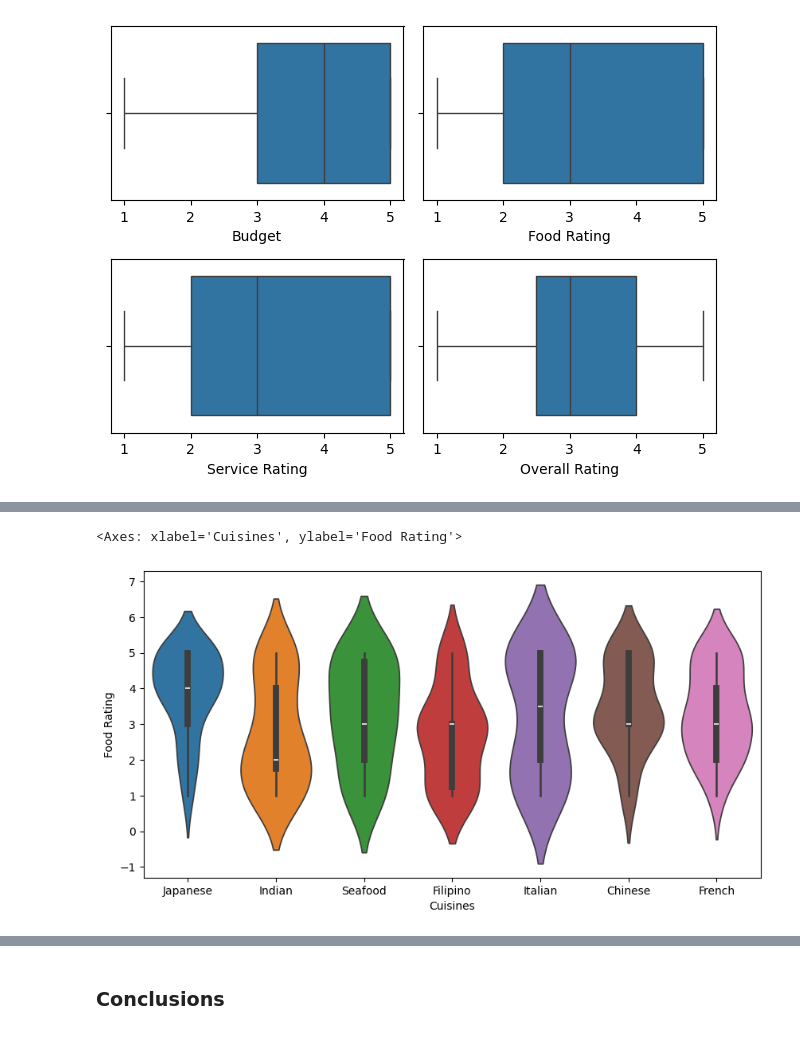
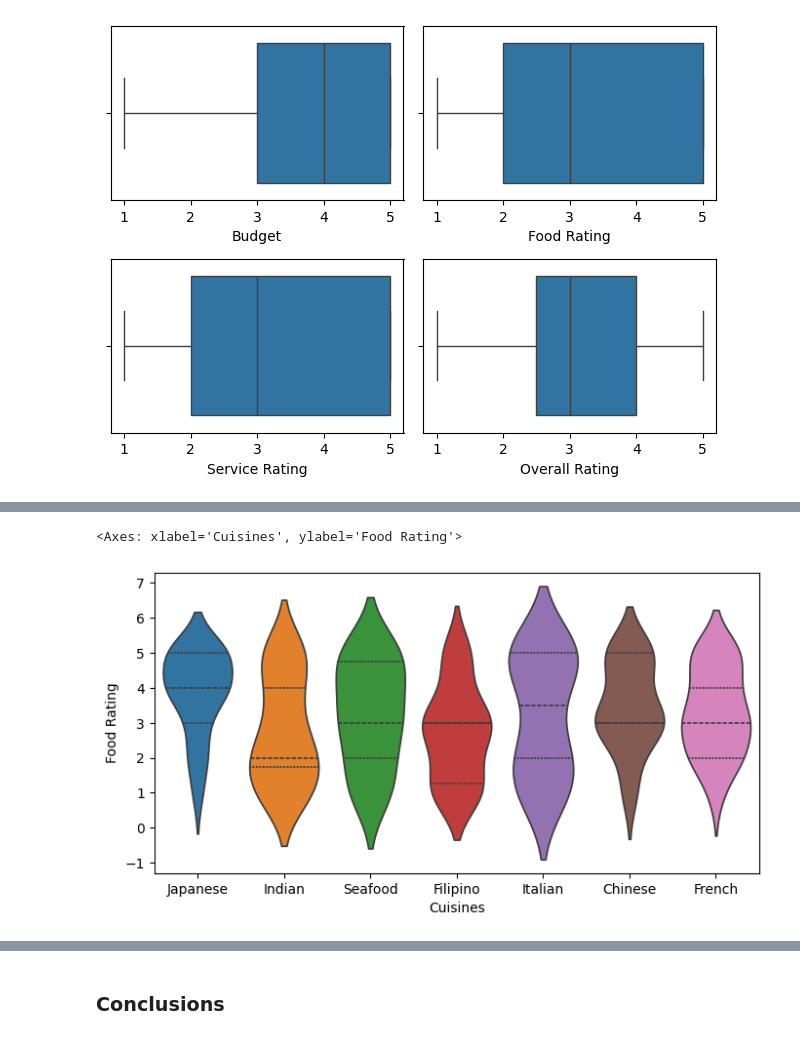
Before and after one commit to marta-glanowska/data-science, a Jupyter notebook: Projects/EDA/EDA_cuisine_rating.ipynb, the cells around one changed output, grey strips where cells are left out. Saved outputs shown, nothing was run; the diff lists cells and outputs as text; code cells hidden in the pictures.

```diff
--- a/Projects/EDA/EDA_cuisine_rating.ipynb
+++ b/Projects/EDA/EDA_cuisine_rating.ipynb
@@ -232,7 +279,7 @@ sns.displot(data=df, x='Age', bins=10, kde=True, height=3)
 # %%
-# Comparison of ratings by type of cuisine
-plt.figure(figsize=(10,5))
-sns.violinplot(data=df, x='Cuisines', y='Food Rating', hue='Cuisines')
+# Comparison of ratings by the type of cuisine
+plt.figure(figsize=(8,4))
+sns.violinplot(data=df, x='Cuisines', y='Food Rating', hue='Cuisines', inner='quartile')
 # %% [output]
 <Axes: xlabel='Cuisines', ylabel='Food Rating'>
-[figure, old version]
+[figure, new version]
```
Also changed, not shown: parts of 17 cells of this notebook.
